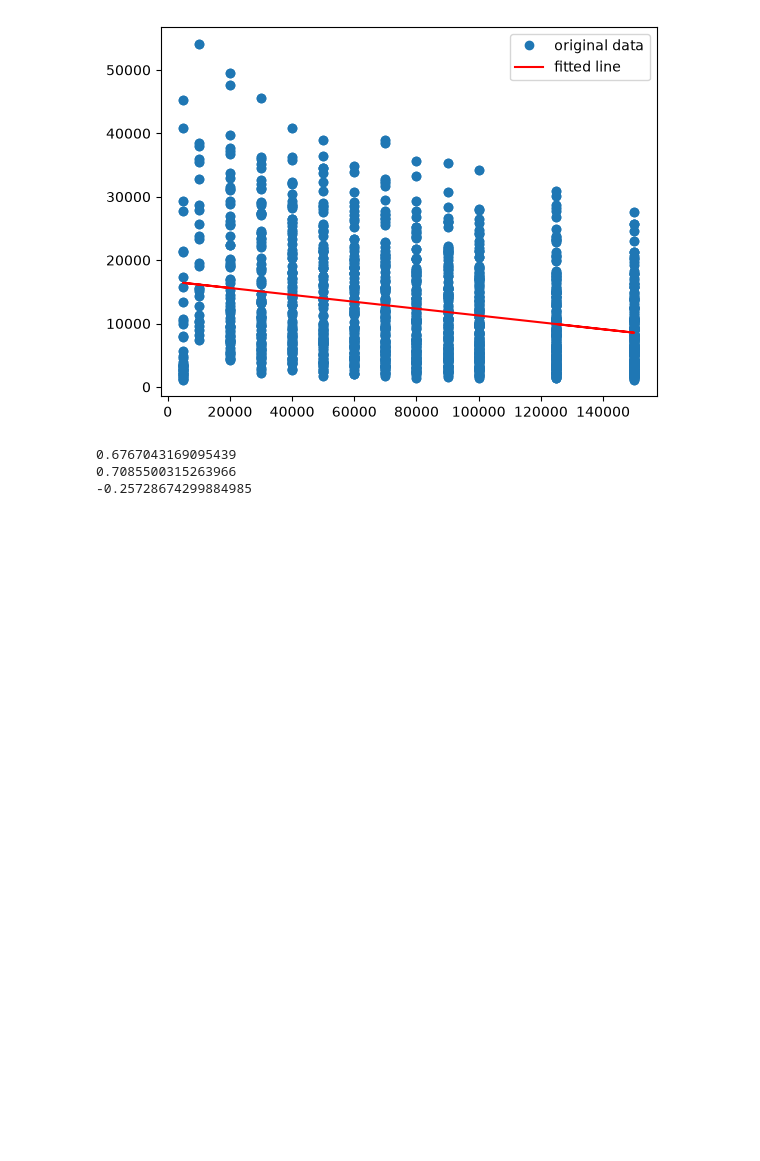
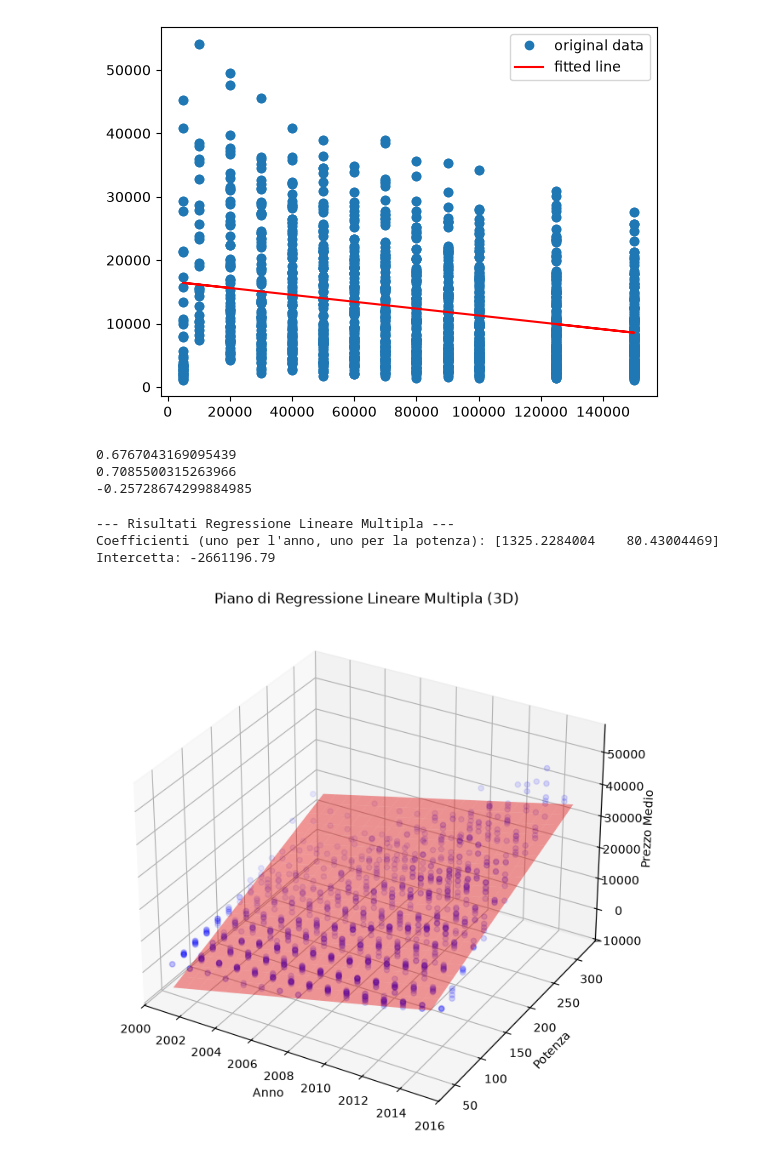
Before and after one commit to garelliloris/MachineLearning26-27, a Jupyter notebook: Lab 0 Intro to Python-20261020/Lab 0 assignment.ipynb, the cells around one changed output. Drawn from its saved outputs; the diff is of its cells as text; code cells hidden in the pictures; blank space fills up the shorter version.

Commit message:
Copied from Gemini 2D linear regression and projection to see the difference with normal linear regression

```diff
--- a/Lab 0 Intro to Python-20261020/Lab 0 assignment.ipynb
+++ b/Lab 0 Intro to Python-20261020/Lab 0 assignment.ipynb
@@ -148,0 +145,44 @@ print(result_km.rvalue)
+# %%
+# (Optional) 2D linear regression with linear model (estimate price from year and power)
+
+
+# your code......
+X = dataset[:, [1, 2]]
+y = avgPrice
+model = linear_model.LinearRegression()
+model.fit(X, y)
+
+# Stampiamo i risultati
+print("--- Risultati Regressione Lineare Multipla ---")
+print(f"Coefficienti (uno per l'anno, uno per la potenza): {model.coef_}")
+print(f"Intercetta: {model.intercept_:.2f}")
+
+# Creiamo la figura 3D
+fig = plt.figure(figsize=(10, 8))
+ax = fig.add_subplot(projection='3d')
+
+# 1. Disegniamo i punti reali delle auto nello spazio 3D
+ax.scatter(year, power, avgPrice, color='blue', alpha=0.4, label='Dati reali')
+
+# 2. Creiamo una griglia di valori per disegnare il piano di regressione
+xx, yy = np.meshgrid(
+    np.linspace(year.min(), year.max(), 20),
+    np.linspace(power.min(), power.max(), 20)
+)
+# Calcoliamo l'altezza z (il prezzo stimato dal piano) per ogni punto della griglia
+zz = model.intercept_ + model.coef_[0] * xx + model.coef_[1] * yy
+
+# 3. Disegniamo il piano
+ax.plot_surface(xx, yy, zz, color='red', alpha=0.4, edgecolor='none')
+
+ax.set_xlabel('Anno')
+ax.set_ylabel('Potenza')
+ax.set_zlabel('Prezzo Medio')
+ax.set_title('Piano di Regressione Lineare Multipla (3D)')
+
+plt.show()
+# %% [output]
+--- Risultati Regressione Lineare Multipla ---
+Coefficienti (uno per l'anno, uno per la potenza): [1325.2284004    80.43004469]
+Intercetta: -2661196.79
+[figure, added]
```
Also changed, not shown: parts of 3 cells of this notebook.
